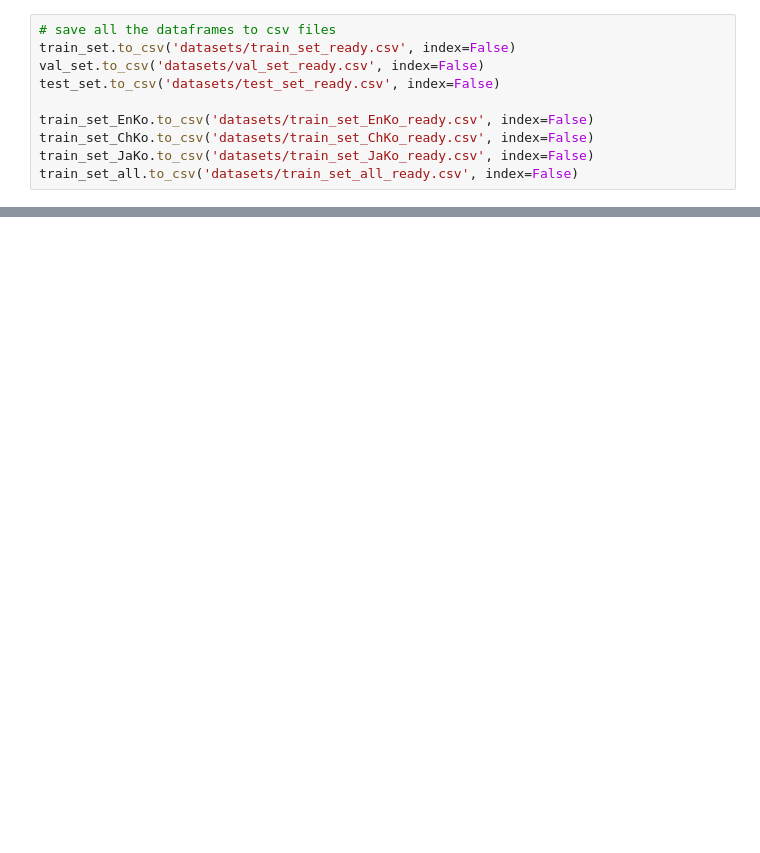
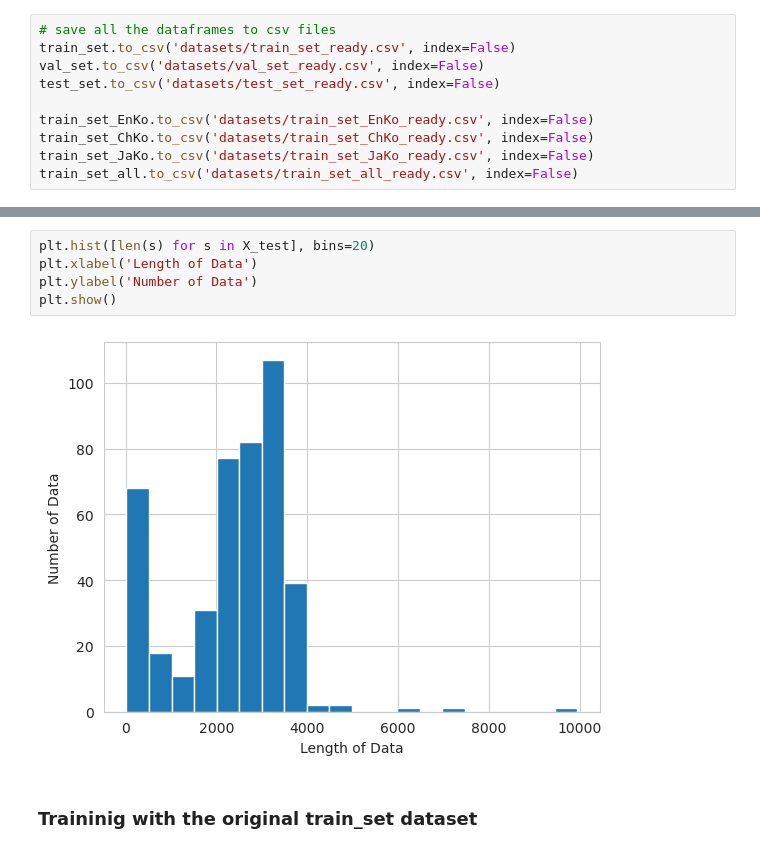
Before and after one commit to selfcontrol7/Korean_Voice_Phishing_Detection, a Jupyter notebook: Optimized_models/BT DL models for Korean Vishing.ipynb, the cells around one changed output, grey strips where cells are left out. Cells and saved outputs as stored; diff of their text form; blank space fills up the shorter version.

```diff
--- a/Optimized_models/BT DL models for Korean Vishing.ipynb
+++ b/Optimized_models/BT DL models for Korean Vishing.ipynb
@@ -1880,0 +924,9 @@ plt.close()
+# %%
+plt.hist([len(s) for s in X_test], bins=20)
+plt.xlabel('Length of Data')
+plt.ylabel('Number of Data')
+plt.show()
+# %% [output]
+[figure, added]
+# %% [markdown]
+### Traininig with the original train_set dataset
```
Also changed, not shown: parts of 158 cells of this notebook.
